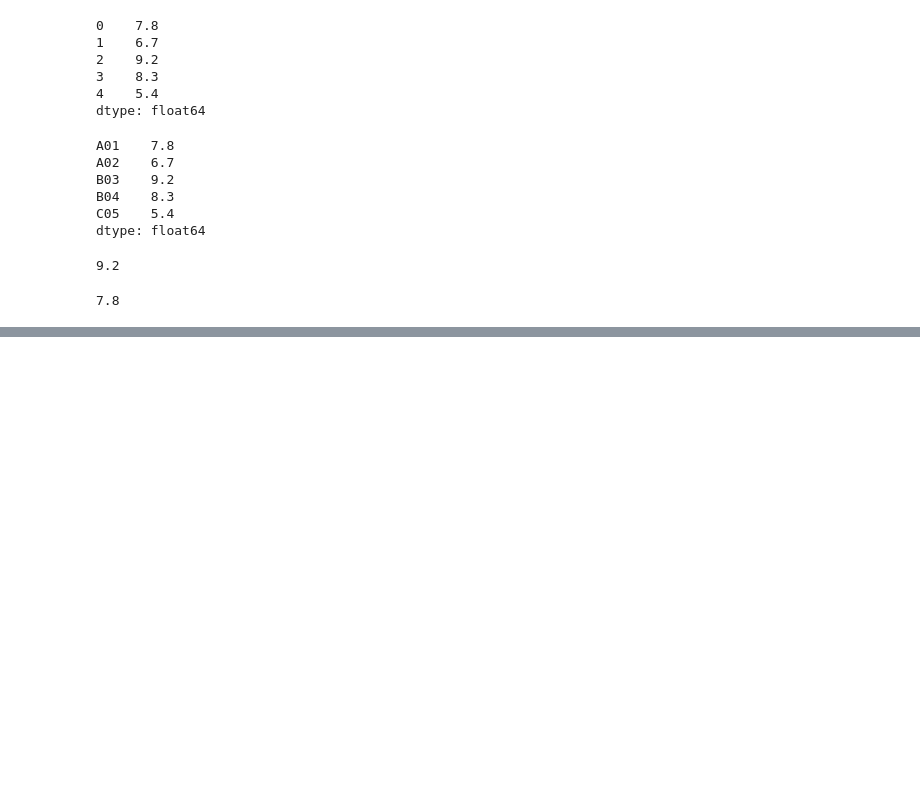
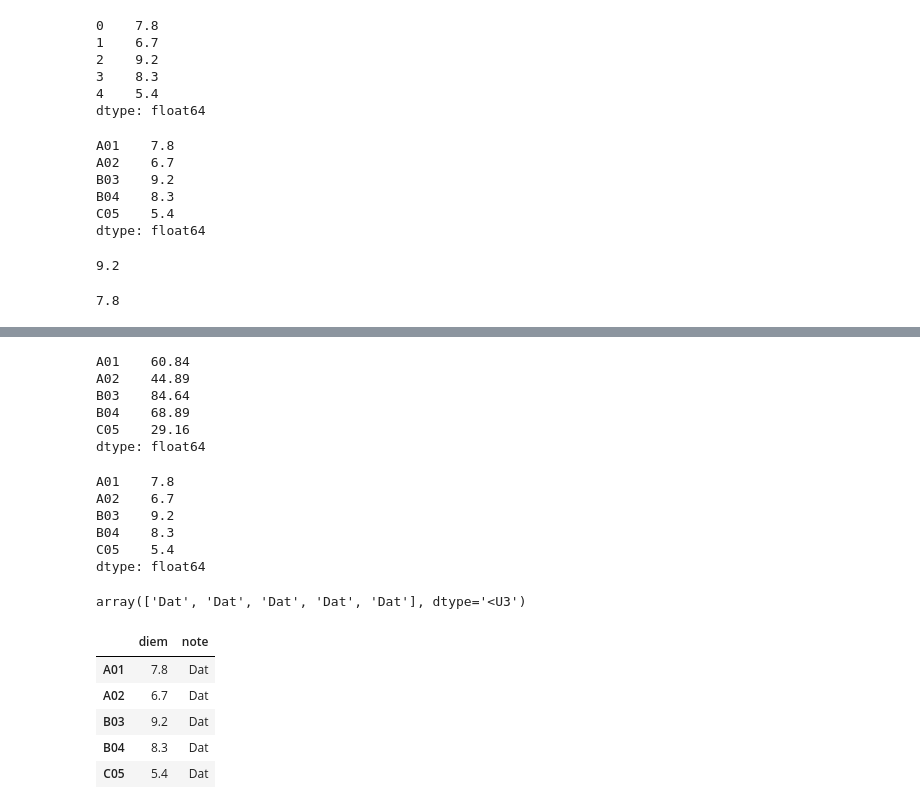
Before and after one commit to huymarvel/100-days-of-code, a Jupyter notebook: Pandas_BT1.ipynb, the cells around one changed output, grey strips where cells are left out. Cells and saved outputs as stored; diff of their text form; code cells hidden in the pictures; blank space fills up the shorter version.

```diff
--- a/Pandas_BT1.ipynb
+++ b/Pandas_BT1.ipynb
@@ -41,0 +91,9 @@ ser_diem[0]
+# %%
+ser_diem.map(myfunc)  #ham, aply
+# %% [output]
+A01    60.84
+A02    44.89
+B03    84.64
+B04    68.89
+C05    29.16
+dtype: float64
@@ -41,0 +102,13 @@ ser_diem[0]
+# %%
+ser_diem
+# %% [output]
+A01    7.8
+A02    6.7
+B03    9.2
+B04    8.3
+C05    5.4
+dtype: float64
+# %%
+ser_note
+# %% [output]
+array(['Dat', 'Dat', 'Dat', 'Dat', 'Dat'], dtype='<U3')
@@ -41,0 +117,9 @@ ser_diem[0]
+# %%
+df
+# %% [output]
+|  | diem | note |
+| A01 | 7.8 | Dat |
+| A02 | 6.7 | Dat |
+| B03 | 9.2 | Dat |
+| B04 | 8.3 | Dat |
+| C05 | 5.4 | Dat |
```
Also changed, not shown: parts of 14 cells of this notebook.
